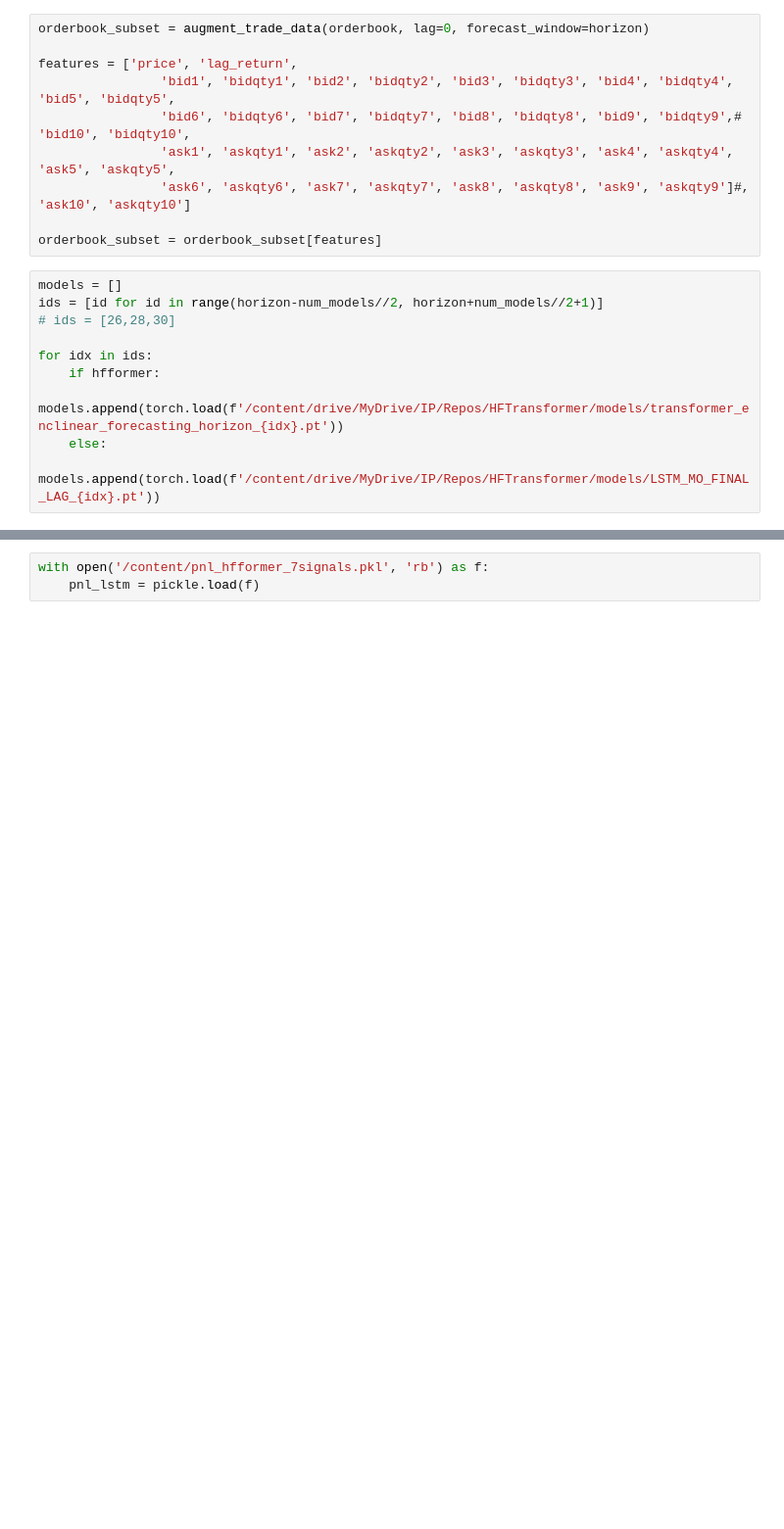
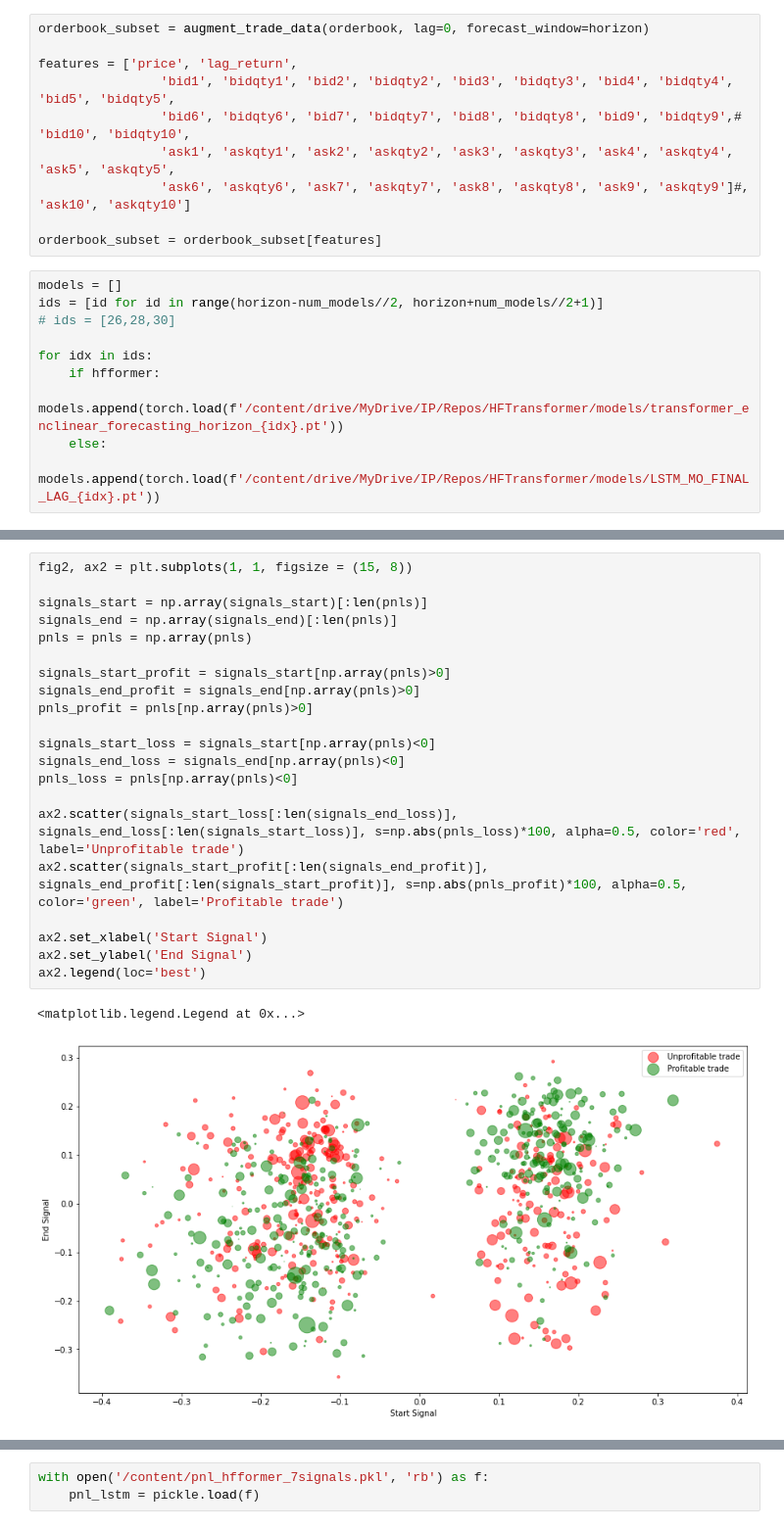
Before and after one commit to Nakols/HFformerV2, a Jupyter notebook: 9_backtester.ipynb, the cells around one changed output, grey strips where cells are left out. Shown at 98% size. Saved outputs shown, nothing was run; the diff lists cells and outputs as text; blank space fills up the shorter version.

```diff
--- a/9_backtester.ipynb
+++ b/9_backtester.ipynb
@@ -447,0 +457,24 @@ ax2.legend(loc='best')
+# %%
+fig2, ax2 = plt.subplots(1, 1, figsize = (15, 8))
+
+signals_start = np.array(signals_start)[:len(pnls)]
+signals_end = np.array(signals_end)[:len(pnls)]
+pnls = pnls = np.array(pnls)
+
+signals_start_profit = signals_start[np.array(pnls)>0]
+signals_end_profit = signals_end[np.array(pnls)>0]
+pnls_profit = pnls[np.array(pnls)>0]
+
+signals_start_loss = signals_start[np.array(pnls)<0]
+signals_end_loss = signals_end[np.array(pnls)<0]
+pnls_loss = pnls[np.array(pnls)<0]
+
+ax2.scatter(signals_start_loss[:len(signals_end_loss)], signals_end_loss[:len(signals_start_loss)], s=np.abs(pnls_loss)*100, alpha=0.5, color='red', label='Unprofitable trade')
+ax2.scatter(signals_start_profit[:len(signals_end_profit)], signals_end_profit[:len(signals_start_profit)], s=np.abs(pnls_profit)*100, alpha=0.5, color='green', label='Profitable trade')
+
+ax2.set_xlabel('Start Signal')
+ax2.set_ylabel('End Signal')
+ax2.legend(loc='best')
+# %% [output]
+<matplotlib.legend.Legend at 0x...>
+[figure, added]
```
Also changed, not shown: parts of 8 cells of this notebook.
